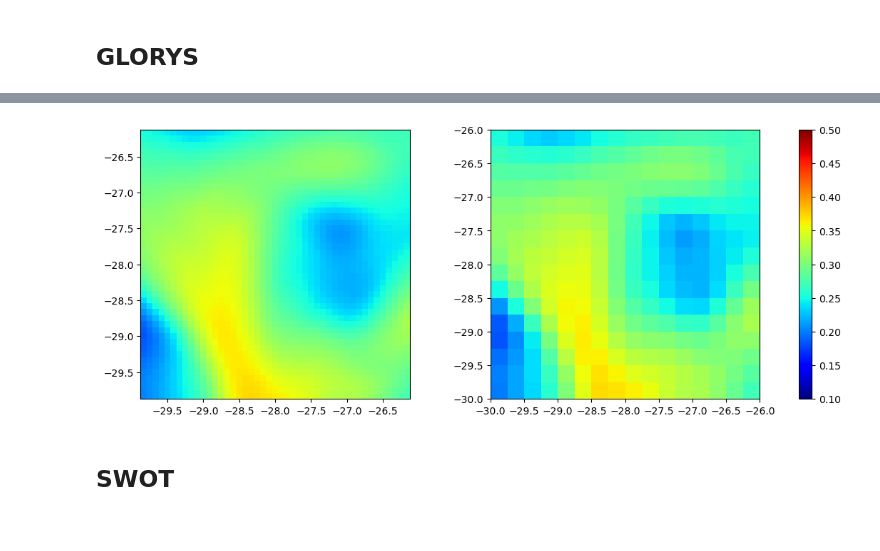
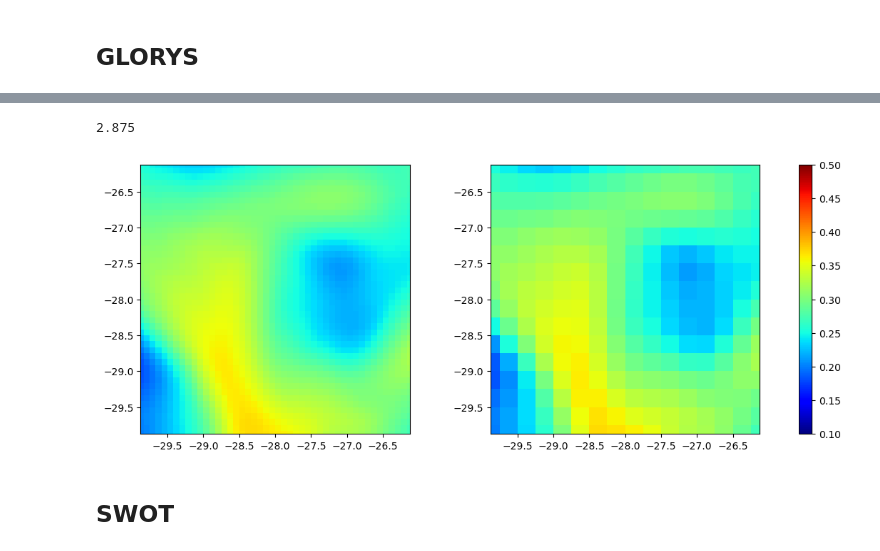
Before and after one commit to oceanhackweek/ohw24_proj_upSSH_us, a Jupyter notebook: contributor_folders/team_member_1/test0.ipynb, the cells around one changed output, grey strips where cells are left out. Cells and saved outputs as stored; diff of their text form; code cells hidden in the pictures.

Commit message:
updated aviso and glorys

```diff
--- a/contributor_folders/team_member_1/test0.ipynb
+++ b/contributor_folders/team_member_1/test0.ipynb
@@ -103 +104,6 @@ dat_dow = dat_glorys.rolling(latitude=3,longitude=3,center=True).mean()
 dat_dow = dat_dow.interp_like(dat_aviso)
+# %%
+lati = np.arange(dat_aviso.latitude.min(),dat_aviso.latitude.max()+(1/12),1/12)
+loni = np.arange(dat_aviso.longitude.min(),dat_aviso.longitude.max()+(1/12),1/12)
+# %%
+dat_glorys_i = dat_glorys.interp(latitude=lati,longitude=loni)
@@ -121,25 +147,31 @@ Attributes: (12/24)
     title:              daily mean fields from Global Ocean Physics Analysis ...
     z_max:              5727.9169921875
     z_min:              0.49402499198913574
+# %%
+46/16
+# %% [output]
+2.875
 # %%
 fig = plt.figure(figsize=(14, 7))
 gs = GridSpec(1, 2, width_ratios=[1, 1], wspace=0.3)  # Define a 1x2 grid with space between subplots
 
 ax1 = fig.add_subplot(gs[0])
-c1 = ax1.pcolormesh(dat_glorys.longitude, dat_glorys.latitude, dat_glorys.zos.sel(time="2021-01-01T00:00:00.000000000"),
+c1 = ax1.pcolormesh(dat_glorys_i.longitude, dat_glorys_i.latitude, dat_glorys_i.zos.sel(time="2021-01-01T00:00:00.000000000"),
                   vmin=0.1,vmax=.5, cmap='jet')
 ax1.set_aspect('equal')
 plt.xlim(dat_aviso.longitude.min(),dat_aviso.longitude.max())
 plt.ylim(dat_aviso.latitude.min(),dat_aviso.latitude.max())
 
 ax2 = fig.add_subplot(gs[1])
 c2 = ax2.pcolormesh(dat_dow.longitude, dat_dow.latitude, dat_dow.zos.sel(time="2021-01-01T00:00:00.000000000"),
                   vmin=0.1,vmax=.5, cmap='jet')
 ax2.set_aspect('equal')
+plt.xlim(dat_aviso.longitude.min(),dat_aviso.longitude.max())
+plt.ylim(dat_aviso.latitude.min(),dat_aviso.latitude.max())
 
 cbar = fig.colorbar(c1, ax=[ax1, ax2], location='right', shrink=0.7)
 # %% [output]
-[figure, old version]
+[figure, new version]
 # %% [markdown]
 ## SWOT
 # %%
```
Also changed, not shown: parts of 18 cells of this notebook.
